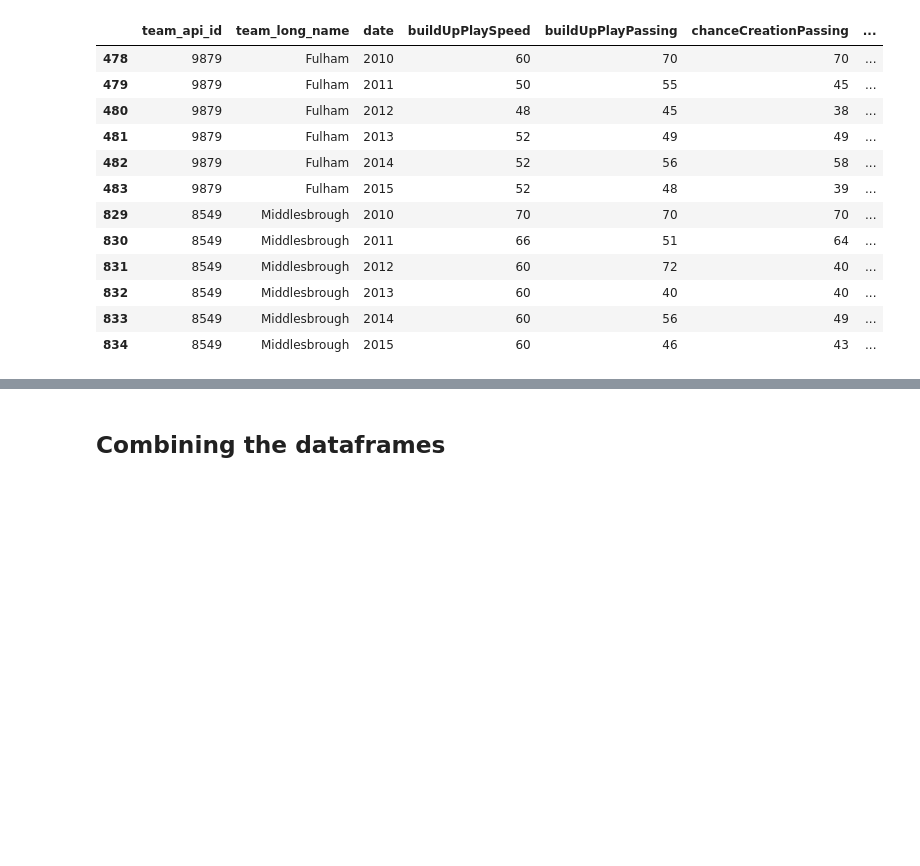
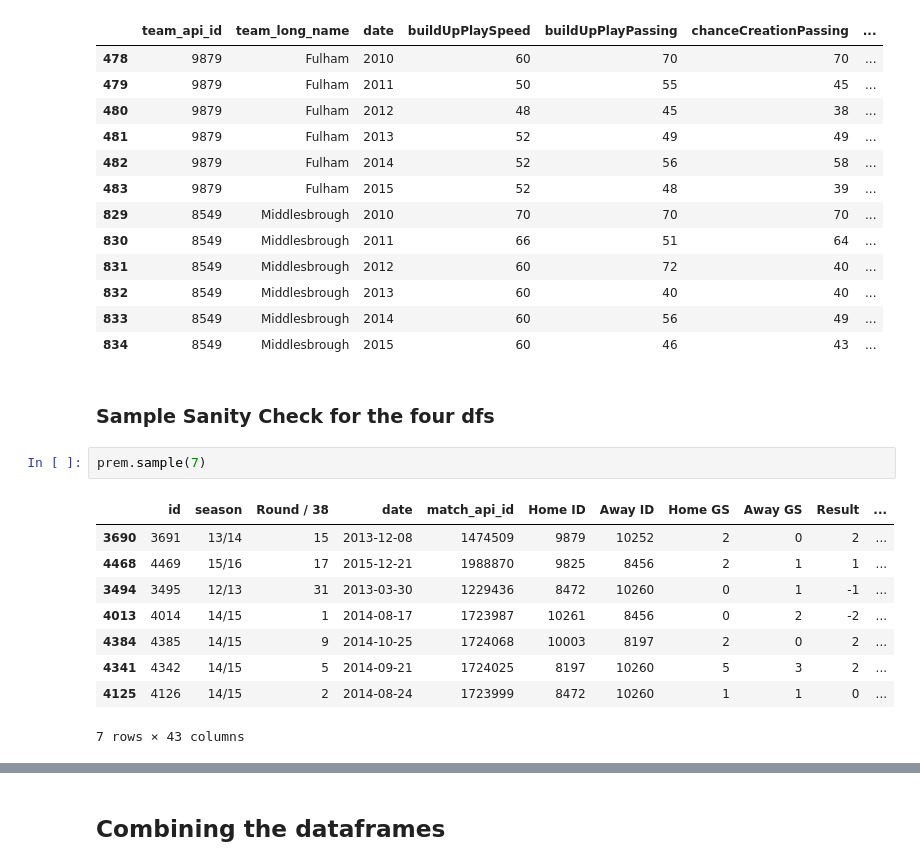
Before and after one commit to tjjdoherty/football-project-mvp, a Jupyter notebook: eda.ipynb, the cells around one changed output, grey strips where cells are left out. Cells and saved outputs as stored; diff of their text form; blank space fills up the shorter version.

```diff
--- a/eda.ipynb
+++ b/eda.ipynb
@@ -673,3 +676,17 @@ team_attr[team_attr['team_long_name'].isin(['Middlesbrough', 'Fulham'])]
 | 832 | 8549 | Middlesbrough | 2013 | 60 | 40 | 40 | ... |
 | 833 | 8549 | Middlesbrough | 2014 | 60 | 56 | 49 | ... |
 | 834 | 8549 | Middlesbrough | 2015 | 60 | 46 | 43 | ... |
+# %% [markdown]
+### Sample Sanity Check for the four dfs
+# %%
+prem.sample(7)
+# %% [output]
+|  | id | season | Round / 38 | date | match_api_id | Home ID | Away ID | Home GS | Away GS | Result | ... |
+| 3690 | 3691 | 13/14 | 15 | 2013-12-08 | 1474509 | 9879 | 10252 | 2 | 0 | 2 | ... |
+| 4468 | 4469 | 15/16 | 17 | 2015-12-21 | 1988870 | 9825 | 8456 | 2 | 1 | 1 | ... |
+| 3494 | 3495 | 12/13 | 31 | 2013-03-30 | 1229436 | 8472 | 10260 | 0 | 1 | -1 | ... |
+| 4013 | 4014 | 14/15 | 1 | 2014-08-17 | 1723987 | 10261 | 8456 | 0 | 2 | -2 | ... |
+| 4384 | 4385 | 14/15 | 9 | 2014-10-25 | 1724068 | 10003 | 8197 | 2 | 0 | 2 | ... |
+| 4341 | 4342 | 14/15 | 5 | 2014-09-21 | 1724025 | 8197 | 10260 | 5 | 3 | 2 | ... |
+| 4125 | 4126 | 14/15 | 2 | 2014-08-24 | 1723999 | 8472 | 10260 | 1 | 1 | 0 | ... |
+7 rows × 43 columns
```
Also changed, not shown: parts of 11 cells of this notebook.
